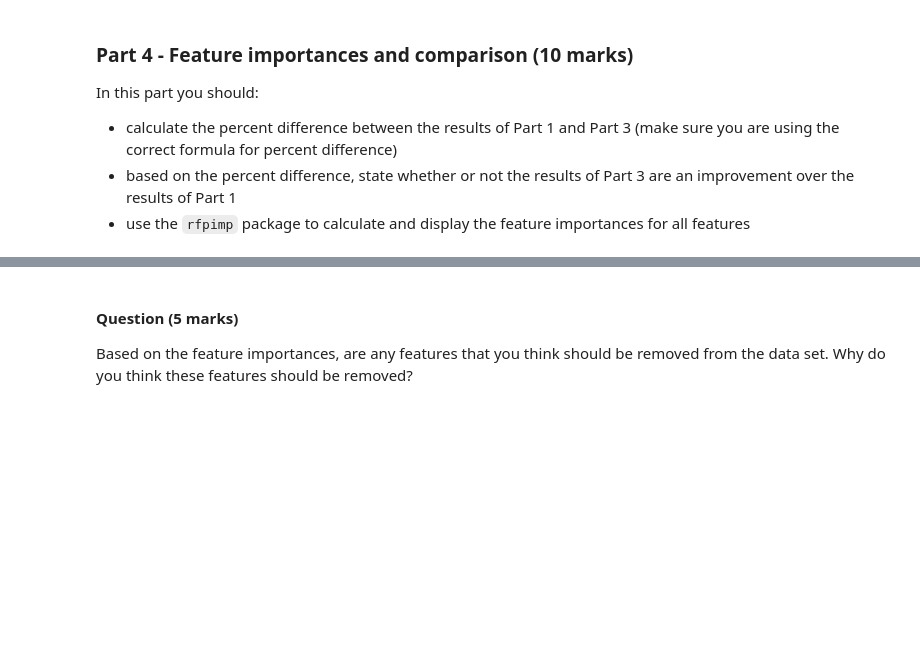
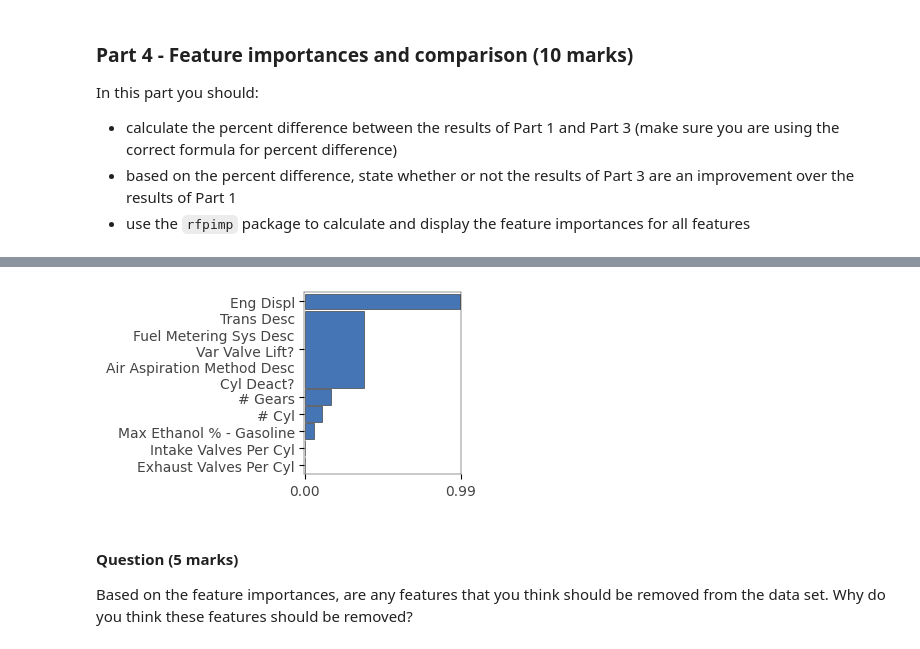
Before and after one commit to joncalle/ML1, a Jupyter notebook: Graded_Lab_2.ipynb, the cells around one changed output, grey strips where cells are left out. Cells and saved outputs as stored; diff of their text form; code cells hidden in the pictures; blank space fills up the shorter version.

```diff
--- a/Graded_Lab_2.ipynb
+++ b/Graded_Lab_2.ipynb
@@ -61,0 +174,4 @@ In this part you should:
+# %%
+fea4 = 'Cyl Deact?'
+veh_18[fea4] = veh_18[fea4].map({'Y':1,'N':0})
+print(veh_18[fea4].value_counts())
@@ -61,0 +182,4 @@ In this part you should:
+# %%
+fea5 = 'Var Valve Lift?'
+veh_18[fea5] = veh_18[fea5].map({'N':0,'Y':1})
+print(veh_18[fea5].value_counts())
@@ -70,3 +198,16 @@ In this part you should:
  - create and evaluate a model using all the features from Parts 1 and 2 above
 
 #### Code (15 marks)
+# %%
+X2, y2 = veh_18.drop('Comb Unadj FE - Conventional Fuel', axis = 1), df_veh['Comb Unadj FE - Conventional Fuel']
+oob_scores_2 = []
+
+for i in range(10):
+    rf_part2 = RandomForestRegressor(n_estimators=100, n_jobs=-1, oob_score=True, random_state=42)
+    X_train, X_test, y_train, y_test = train_test_split(X2, y2, test_size=0.2, random_state=42)
+    rf_part2.fit(X_train, y_train)
+    oob_scores_2.append(rf_part2.oob_score_)
+
+
+avg_oob_scores_2 = sum(oob_scores_2) / len(oob_scores_2)
+print(f"Average OOB score over 10 runs for model 2: {avg_oob_scores_2:.4f}")
@@ -80,3 +245,13 @@ In this part you should:
+# %%
+# Display feature importances for Part 3
+def showimp(rf_part2, X2, y2):
+    features = list(X.columns)
+    I = importances(rf_part2, X2, y2, features=features)
+    plot_importances(I, color='#4575b4')
+
+showimp(rf_part2, X2, y2)
+# %% [output]
+[figure, added]
 # %% [markdown]
 #### Question (5 marks)
 
```
Also changed, not shown: parts of 19 cells of this notebook.
